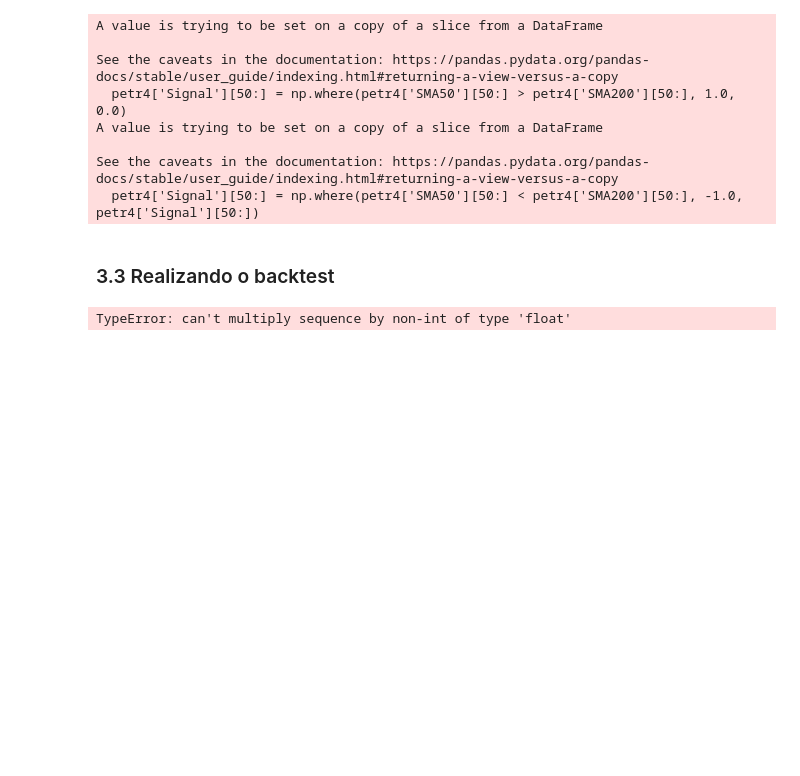
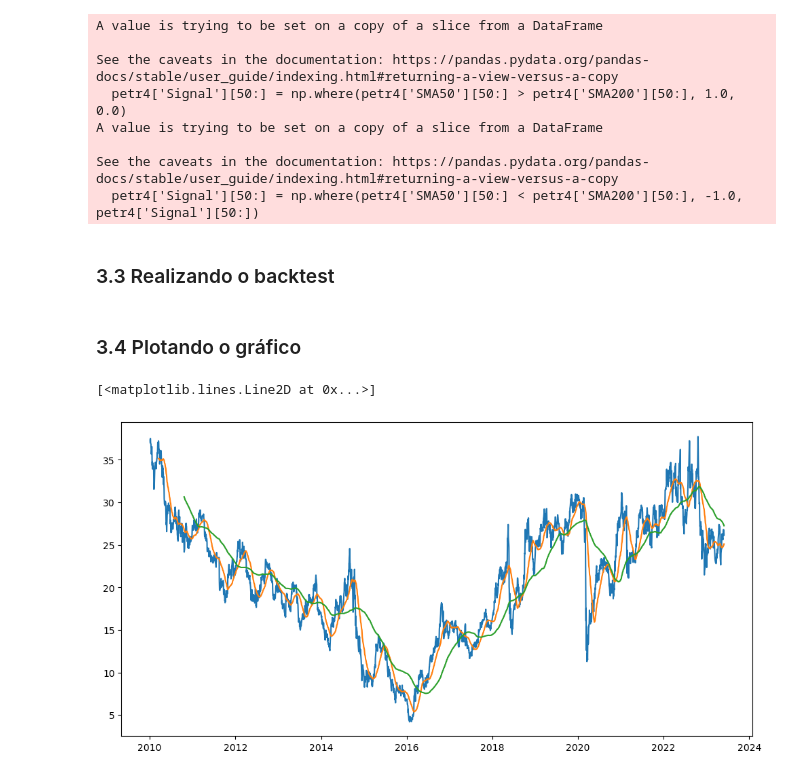
Before and after one commit to fcardosoo/Python-Mercado-Financeiro-Modelo-com-Media-Movel, a Jupyter notebook: Modelo de Investimento com Média Móvel.ipynb, the cells around one changed output. Saved outputs shown, nothing was run; the diff lists cells and outputs as text; code cells hidden in the pictures; blank space fills up the shorter version.

```diff
--- a/Modelo de Investimento com Média Móvel.ipynb
+++ b/Modelo de Investimento com Média Móvel.ipynb
@@ -51,7 +52,14 @@ See the caveats in the documentation: https://pandas.pydata.org/pandas-docs/stab
 # Faça o backtest da estratégia desde 2015
 petr4['Position'] = petr4['Signal'].diff()
 petr4['Returns']  = petr4['Close'].pct_change() * petr4['Position'].shift(1)
-petr4['Cumulative_Returns'] = petr4['Returns'] * petr4['Signal'].shift(1)
-(backtest := (1 + petr4[['Returns', 'Strategy']].dropna()).cumprod()).plot(figsize=(10, 5))
+petr4['Cumulative_Returns'] = (1 + petr4['Returns']).cumprod() - 1
-# %% [output]
-TypeError: can't multiply sequence by non-int of type 'float'
+# %% [markdown]
+### 3.4 Plotando o gráfico
+# %%
+plt.figure(figsize = (12, 6))
+plt.plot(petr4['Close'], label = 'Petr4')
+plt.plot(petr4['SMA50'], label = 'SMA50')
+plt.plot(petr4['SMA200'], label = 'SMA200')
+# %% [output]
+[<matplotlib.lines.Line2D at 0x...>]
+[figure, added]
```
Also changed, not shown: parts of 3 cells of this notebook.
